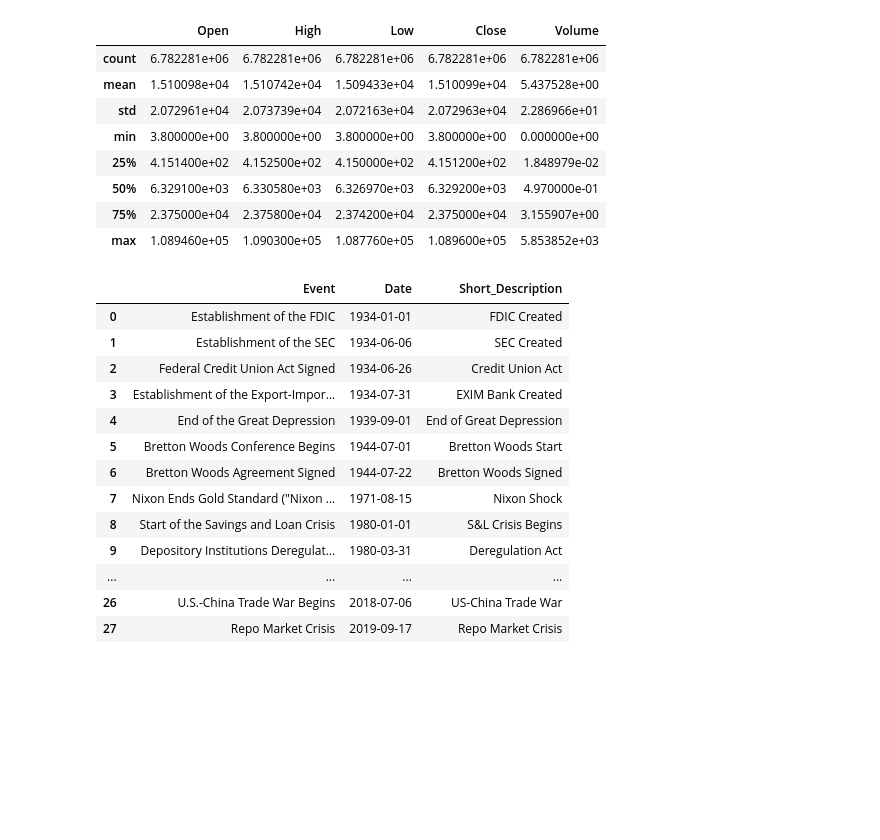
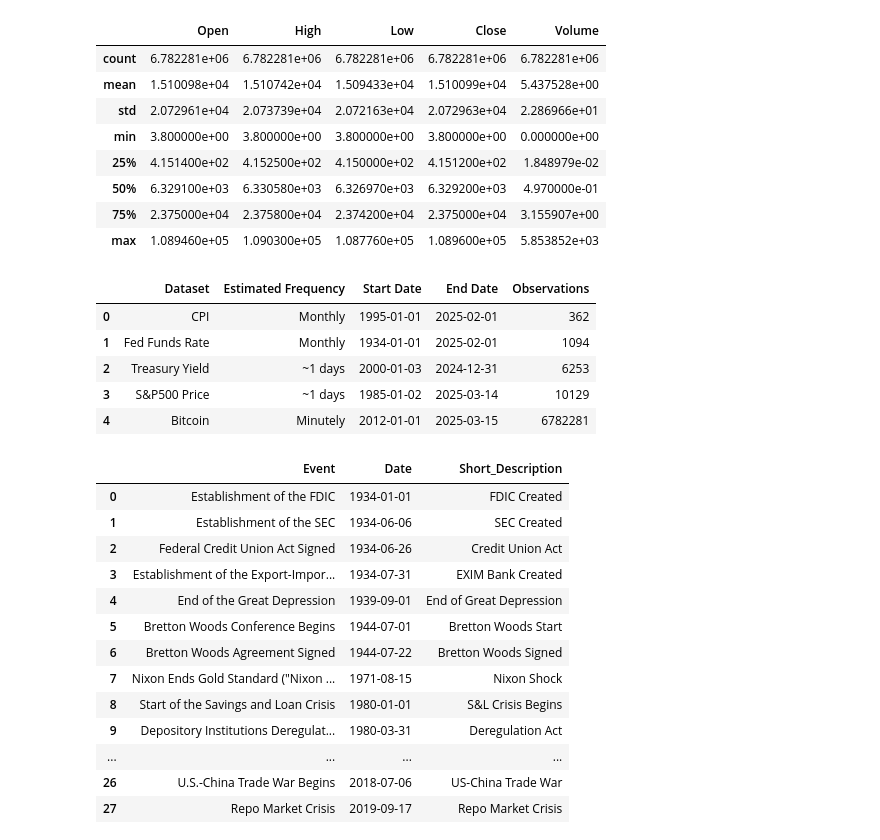
Before and after one commit to johnsonlarryl/prime-derivative, a Jupyter notebook: notebooks/EDA.ipynb, the cells around one changed output. Saved outputs shown, nothing was run; the diff lists cells and outputs as text; code cells hidden in the pictures; blank space fills up the shorter version.

```diff
--- a/notebooks/EDA.ipynb
+++ b/notebooks/EDA.ipynb
@@ -381,3 +426,39 @@ bitcoin.describe()
+# %%
+datasets = {
+    'CPI': cpi,
+    'Fed Funds Rate': fed,
+    'Treasury Yield': treasury,
+    'S&P500 Price': wsj,
+    'Bitcoin': bitcoin
+}
+
+summary_data = []
+
+for name, df in datasets.items():
+    df = df.copy()
+    df.index = pd.to_datetime(df.index)
+    df = df.sort_index()
+    df = df[~df.index.duplicated(keep='first')]  # remove duplicates
+
+    frequency = estimate_frequency(df)
+
+    summary_data.append({
+        'Dataset': name,
+        'Estimated Frequency': frequency,
+        'Start Date': df.index.min().date(),
+        'End Date': df.index.max().date(),
+        'Observations': len(df)
+    })
+
+summary_df = pd.DataFrame(summary_data)
+summary_df
+# %% [output]
+|  | Dataset | Estimated Frequency | Start Date | End Date | Observations |
+| 0 | CPI | Monthly | 1995-01-01 | 2025-02-01 | 362 |
+| 1 | Fed Funds Rate | Monthly | 1934-01-01 | 2025-02-01 | 1094 |
+| 2 | Treasury Yield | ~1 days | 2000-01-03 | 2024-12-31 | 6253 |
+| 3 | S&P500 Price | ~1 days | 1985-01-02 | 2025-03-14 | 10129 |
+| 4 | Bitcoin | Minutely | 2012-01-01 | 2025-03-15 | 6782281 |
 # %%
 macro_economic_events = pd.read_csv(f"{DATA_DIR}/global_economy/macro_economic_events.csv")
 macro_economic_events
```
Also changed, not shown: parts of 25 cells of this notebook, 1 other file.
